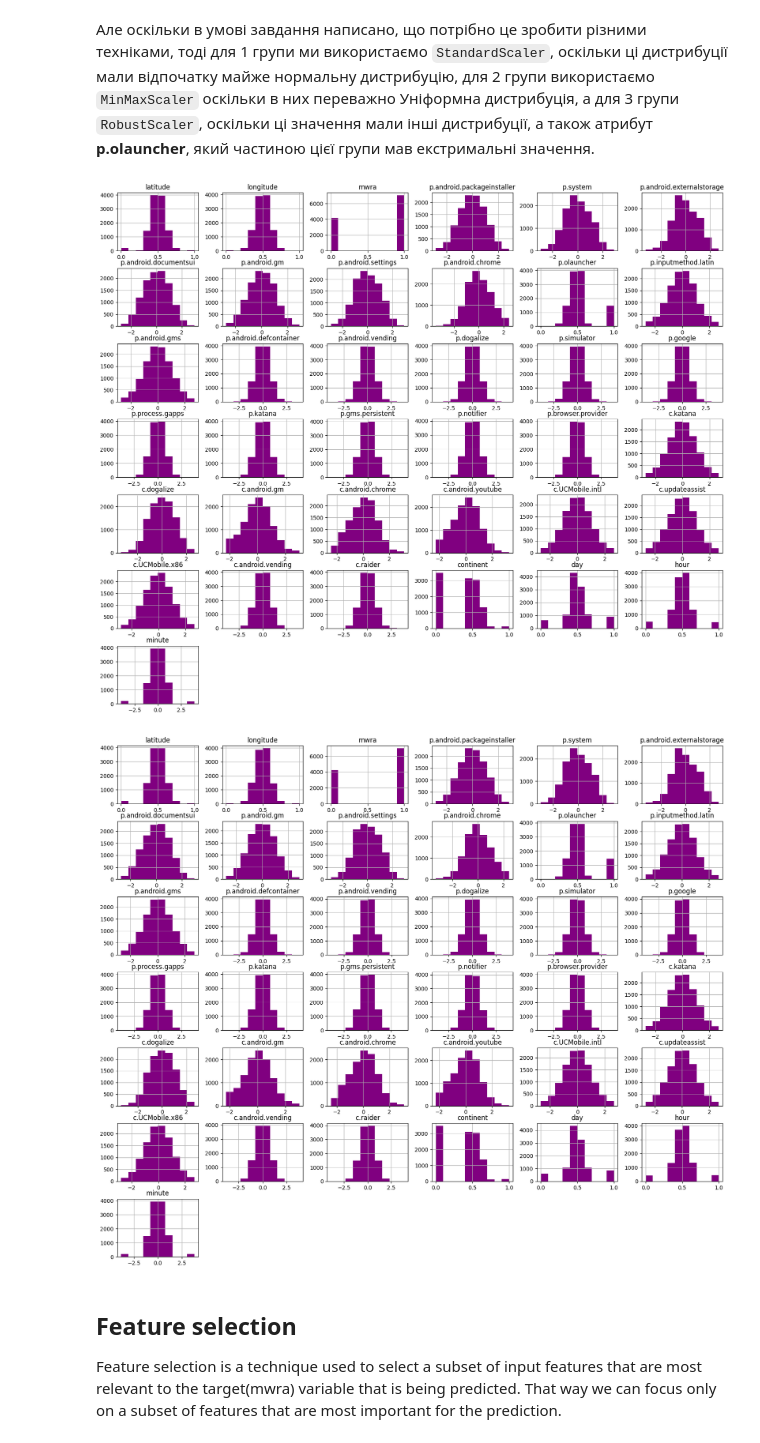
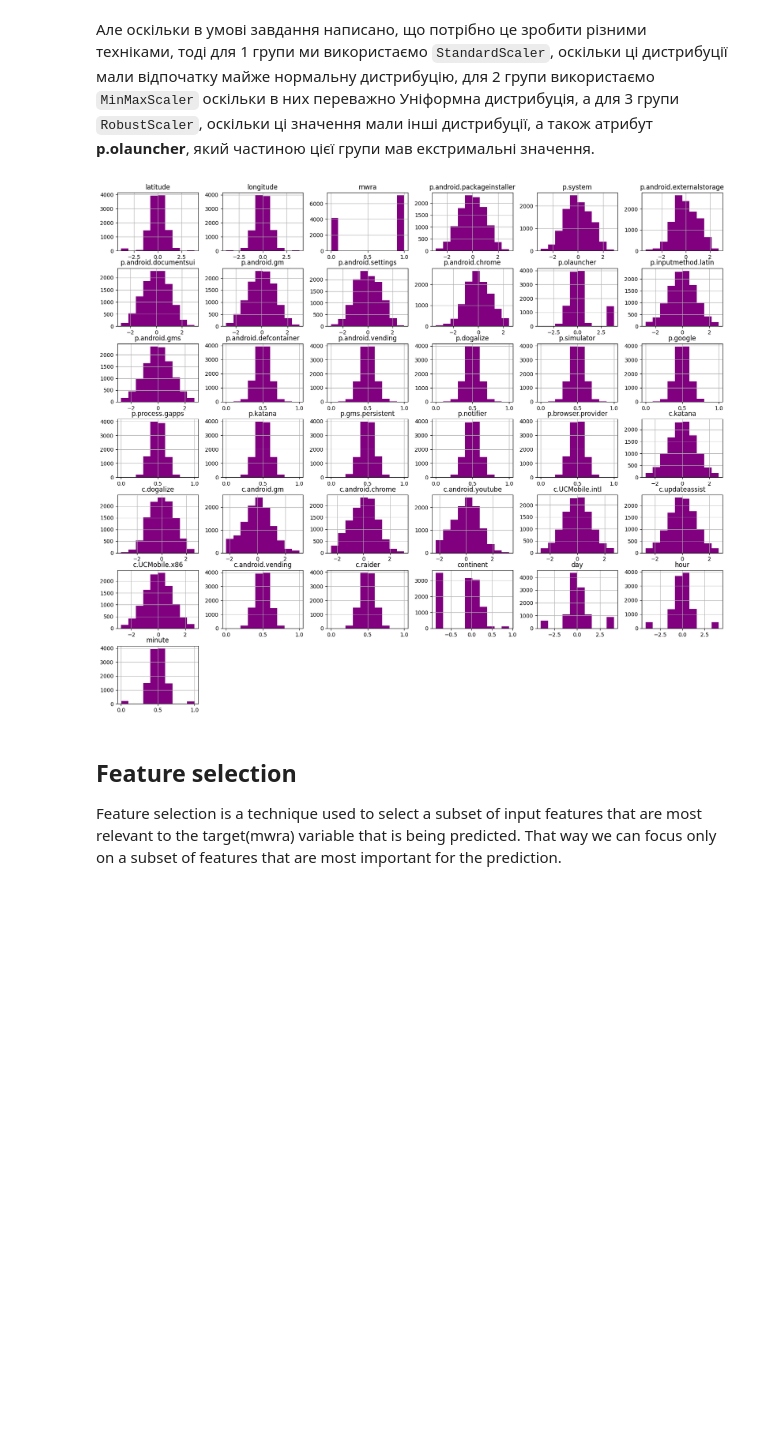
Before and after one commit to myrres0/IAU-2024, a Jupyter notebook: phase-2-oleh.ipynb, the cells around one changed output. Saved outputs shown, nothing was run; the diff lists cells and outputs as text; code cells hidden in the pictures; blank space fills up the shorter version.

```diff
--- a/phase-2-oleh.ipynb
+++ b/phase-2-oleh.ipynb
@@ -266,15 +266,19 @@ plt.show()
 
 Атрибут `"mwra"` ми не відносили до жодної з дистрибуцій оскільки це атрибут, який ми хочемо предикувати.
 # %%
-simillar_to_normal_group = ['p.android.packageinstaller', 'p.system', 'p.android.externalstorage',
-                            'p.android.documentsui', 'p.android.gm', 'p.android.settings', 'p.android.chrome',
-                            'p.inputmethod.latin', 'p.android.gms', 'c.katana', 'c.dogalize', 'c.android.gm',
-                            'c.android.chrome', 'c.android.youtube', 'c.UCMobile.intl', 'c.updateassist', 'c.UCMobile.x86']
+first_group = ['p.android.packageinstaller', 'p.system', 'p.android.externalstorage',
+               'p.android.documentsui', 'p.android.gm', 'p.android.settings',
+               'p.android.chrome', 'p.inputmethod.latin', 'p.android.gms',
+               'c.katana', 'c.dogalize', 'c.android.gm','c.android.chrome',
+               'c.android.youtube', 'c.UCMobile.intl', 'c.updateassist',
+               'c.UCMobile.x86']
 
-second_group = ['latitude', 'longitude', 'continent', 'p.olauncher', 'day', 'hour']
+second_group = ['p.android.defcontainer', 'p.android.vending', 'p.dogalize',
+                'p.simulator', 'p.google', 'p.process.gapps', 'p.katana',
+                'p.gms.persistent', 'p.notifier', 'p.browser.provider',
+                'c.android.vending', 'c.raider', 'minute']
 
-assigned_columns = np.array(simillar_to_normal_group + second_group +['mwra'])
-third_group = np.setdiff1d(train_data.columns.values, assigned_columns)
+third_group = ['latitude', 'longitude', 'p.olauncher', 'continent', 'day', 'hour']
 # %% [markdown]
 ## Data transformers
 In next steps we are going to try different data transformers to see which one will give us the best results.
@@ -282,7 +286,7 @@ In next steps we are going to try different data transformers to see which one w
 ### Power transformer (yeo-johnson)
 The PowerTransformer is a technique used to make numerical data resemble a Gaussian distribution more closely, which is often required for many machine learning models that operate under the assumption of normal distribution.
 # %%
-group1_df = train_data[simillar_to_normal_group].copy()
+group1_df = train_data[first_group].copy()
 # %%
 power_transformer = PowerTransformer(method='yeo-johnson', standardize=True)
 
@@ -362,7 +360,7 @@ The quantile transformer is a non-linear transformation. It smooths out unusual
 After comparison these two transformers for different groups of attributes we can see that quantile transformer worked better for the second and third group of attributes, and power transformer worked better for the first group of attributes.
 Let's transform our train data using this information
 # %%
-train_data[simillar_to_normal_group] = power_transformer.fit_transform(train_data[simillar_to_normal_group])
+train_data[first_group] = power_transformer.fit_transform(train_data[first_group])
 train_data[second_group] = quantile_transformet.fit_transform(train_data[second_group])
 train_data[third_group] = quantile_transformet.fit_transform(train_data[third_group])
 
@@ -469,15 +466,14 @@ plot_scaled_distributions(train_data, 3)
 # %% [markdown]
 Але оскільки в умові завдання написано, що потрібно це зробити різними техніками, тоді для 1 групи ми використаємо `StandardScaler`, оскільки ці дистрибуції мали відпочатку майже нормальну дистрибуцію, для 2 групи використаємо `MinMaxScaler` оскільки в них переважно Уніформна дистрибуція, а для 3 групи `RobustScaler`, оскільки ці значення мали інші дистрибуції, а також атрибут **p.olauncher**, який частиною цієї групи мав екстримальні значення.
 # %%
-train_data[simillar_to_normal_group] = StandardScaler().fit_transform(train_data[simillar_to_normal_group])
+train_data[first_group] = StandardScaler().fit_transform(train_data[first_group])
 train_data[second_group] = MinMaxScaler().fit_transform(train_data[second_group])
 train_data[third_group] = RobustScaler().fit_transform(train_data[third_group])
 
 train_data.hist(figsize=(20, 17), color='purple')
 plt.show()
 # %% [output]
-[figure, old version]
+[figure, new version]
-[figure, removed]
 # %% [markdown]
 ## Feature selection
 Feature selection is a technique used to select a subset of input features that are most relevant to the target(mwra) variable that is being predicted. That way we can focus only on a subset of features that are most important for the prediction.
```
Also changed, not shown: parts of 35 cells of this notebook.
